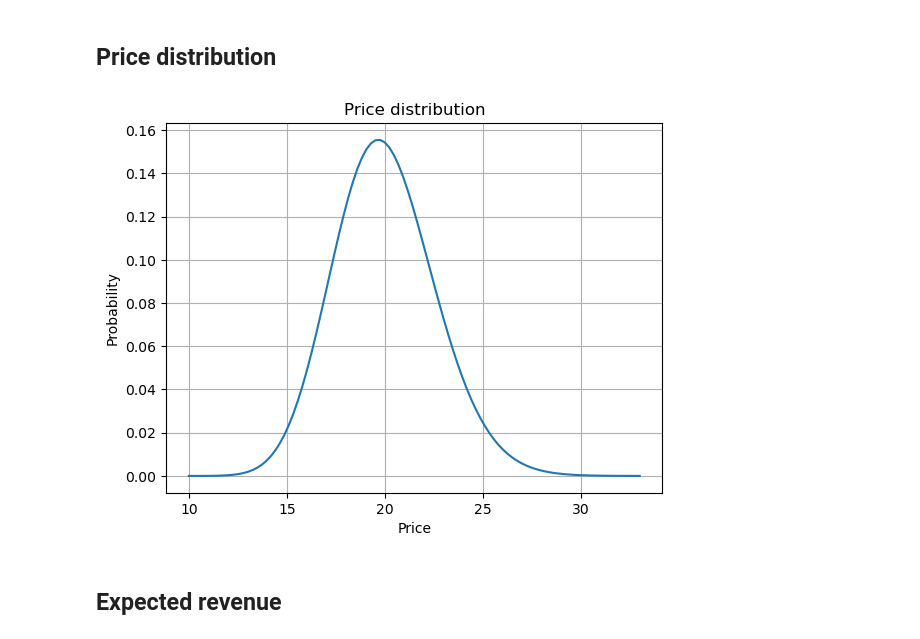
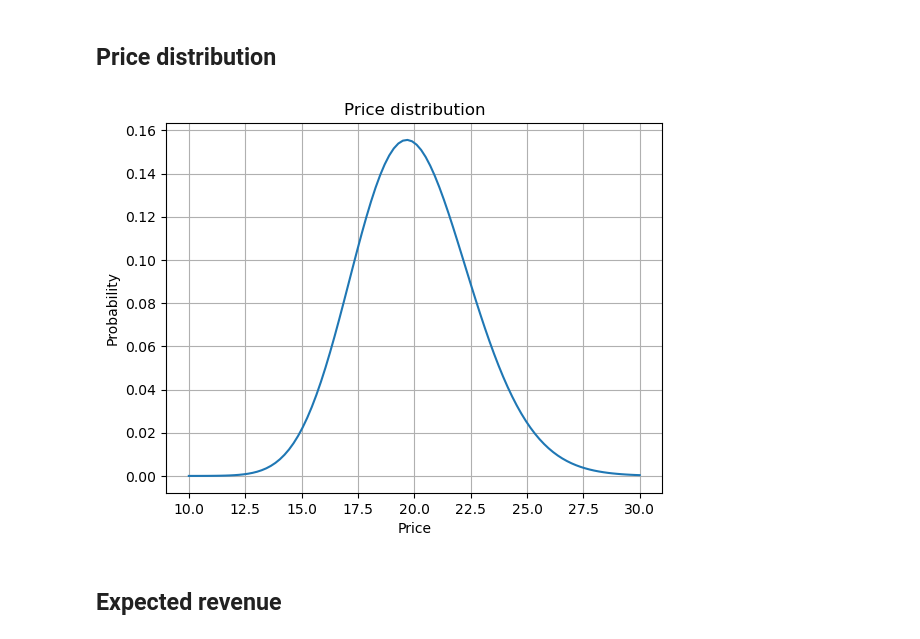
Before and after one commit to ivanna1030/trading, a Jupyter notebook: Market Microstructure Project.ipynb, the cells around one changed output. Drawn from its saved outputs; the diff is of its cells as text; code cells hidden in the pictures.

```diff
--- a/Market Microstructure Project.ipynb
+++ b/Market Microstructure Project.ipynb
@@ -16,17 +16,17 @@ from scipy.integrate import quad
 # %%
 k = 60
 lamb = 3
-s = np.linspace(10, 33, 100)
+s = np.linspace(10, 30, 100)
 pdf = (lamb**k * s**(k-1) * np.exp(-lamb * s)) / math.factorial(k-1)
 
 plt.plot(s, pdf)
 plt.title('Price distribution')
 plt.xlabel('Price')
 plt.ylabel('Probability')
 plt.grid()
 plt.show()
 # %% [output]
-[figure, old version]
+[figure, new version]
 # %% [markdown]
 ## Expected revenue
 # %%
```
Also changed, not shown: parts of 1 cell of this notebook.
